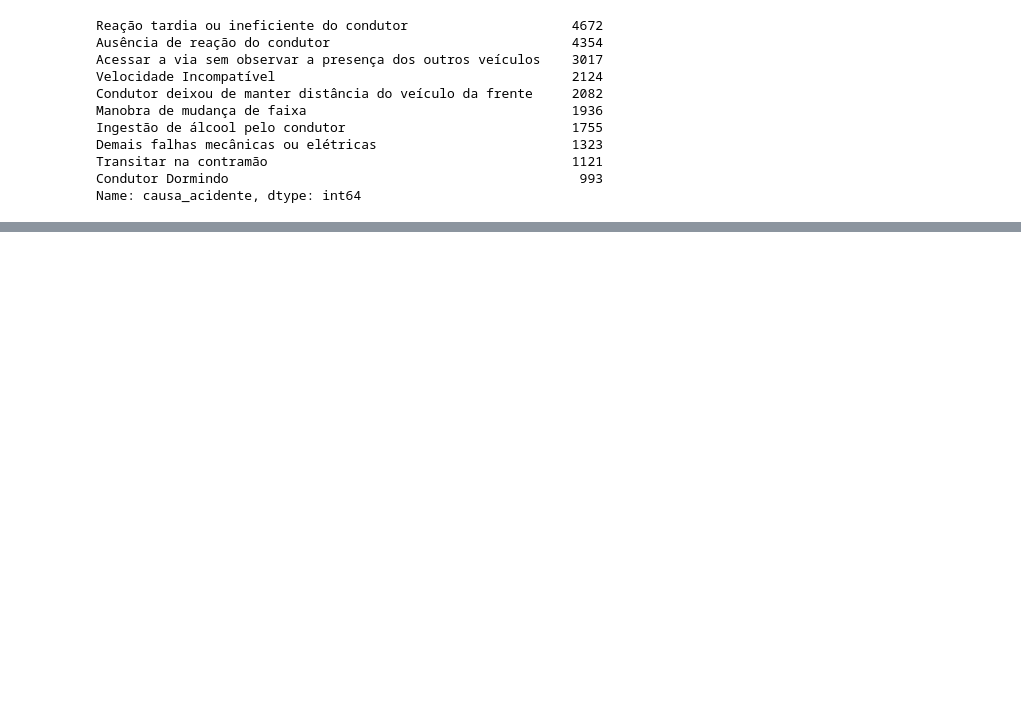
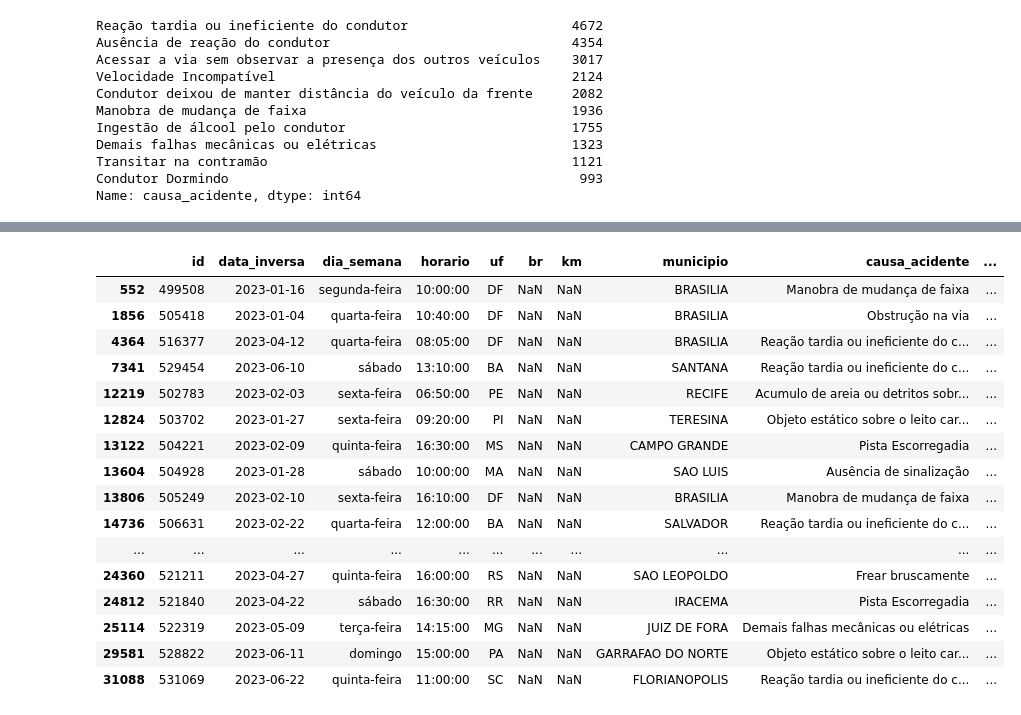
Before and after one commit to liliansom/prf_2023, a Jupyter notebook: analise_tratamento_dados.ipynb, the cells around one changed output, grey strips where cells are left out. Drawn from its saved outputs; the diff is of its cells as text; code cells hidden in the pictures; blank space fills up the shorter version.

```diff
--- a/analise_tratamento_dados.ipynb
+++ b/analise_tratamento_dados.ipynb
@@ -71,3 +56,30 @@ BR e KM estão como float, transformar para string
+# %%
+# Criando uma nova coluna 'mes' para armazenar o mês correspondente
+df['mes'] = df['data_inversa'].dt.month
+
+# Tratando coluna de horário
+df.rename(columns={'hora': 'horario'}, inplace=True)
+df['horario'].fillna('00:00:00', inplace=True)
+df['horario'] = df['horario'].astype(str)
+df['hora'] = df['horario'].str[:2]
+
+# Preenchendo nulos de delegacia
+def extract_from_coluna2(value):
+    if pd.isnull(value):
+        return None
+    else:
+        return str(value)[6:]  # Converter para string e pegar a substring a partir do 7º caractere
+
+# Preencher os nulos em coluna1 com base em coluna2
+df['delegacia'] = df.apply(lambda row: extract_from_coluna2(row['uop']) if pd.isnull(row['delegacia']) else row['delegacia'], axis=1)
+
+# Preenchendo nulos de br e km
+df[['br', 'km']] = df[['br', 'km']].fillna(0)
+
+#Preenchendo nulos de delegacia e uop
+df[['delegacia', 'uop']] = df[['delegacia', 'uop']].fillna('Indefinido')
+
+df[['br', 'km']]  = df[['br', 'km']] .astype(str)
 # %% [markdown]
 # Análise Exploratória
 # %%
@@ -288,0 +313,21 @@ TypeError: Series.isnull() takes 1 positional argument but 2 were given
+# %%
+filtered_df = df[df['uop'].isnull()]
+display(filtered_df)
+# %% [output]
+|  | id | data_inversa | dia_semana | horario | uf | br | km | municipio | causa_acidente | ... |
+| 552 | 499508 | 2023-01-16 | segunda-feira | 10:00:00 | DF | NaN | NaN | BRASILIA | Manobra de mudança de faixa | ... |
+| 1856 | 505418 | 2023-01-04 | quarta-feira | 10:40:00 | DF | NaN | NaN | BRASILIA | Obstrução na via | ... |
+| 4364 | 516377 | 2023-04-12 | quarta-feira | 08:05:00 | DF | NaN | NaN | BRASILIA | Reação tardia ou ineficiente do c... | ... |
+| 7341 | 529454 | 2023-06-10 | sábado | 13:10:00 | BA | NaN | NaN | SANTANA | Reação tardia ou ineficiente do c... | ... |
+| 12219 | 502783 | 2023-02-03 | sexta-feira | 06:50:00 | PE | NaN | NaN | RECIFE | Acumulo de areia ou detritos sobr... | ... |
+| 12824 | 503702 | 2023-01-27 | sexta-feira | 09:20:00 | PI | NaN | NaN | TERESINA | Objeto estático sobre o leito car... | ... |
+| 13122 | 504221 | 2023-02-09 | quinta-feira | 16:30:00 | MS | NaN | NaN | CAMPO GRANDE | Pista Escorregadia | ... |
+| 13604 | 504928 | 2023-01-28 | sábado | 10:00:00 | MA | NaN | NaN | SAO LUIS | Ausência de sinalização | ... |
+| 13806 | 505249 | 2023-02-10 | sexta-feira | 16:10:00 | DF | NaN | NaN | BRASILIA | Manobra de mudança de faixa | ... |
+| 14736 | 506631 | 2023-02-22 | quarta-feira | 12:00:00 | BA | NaN | NaN | SALVADOR | Reação tardia ou ineficiente do c... | ... |
+| ... | ... | ... | ... | ... | ... | ... | ... | ... | ... | ... |
+| 24360 | 521211 | 2023-04-27 | quinta-feira | 16:00:00 | RS | NaN | NaN | SAO LEOPOLDO | Frear bruscamente | ... |
+| 24812 | 521840 | 2023-04-22 | sábado | 16:30:00 | RR | NaN | NaN | IRACEMA | Pista Escorregadia | ... |
+| 25114 | 522319 | 2023-05-09 | terça-feira | 14:15:00 | MG | NaN | NaN | JUIZ DE FORA | Demais falhas mecânicas ou elétricas | ... |
+| 29581 | 528822 | 2023-06-11 | domingo | 15:00:00 | PA | NaN | NaN | GARRAFAO DO NORTE | Objeto estático sobre o leito car... | ... |
+| 31088 | 531069 | 2023-06-22 | quinta-feira | 11:00:00 | SC | NaN | NaN | FLORIANOPOLIS | Reação tardia ou ineficiente do c... | ... |
```
Also changed, not shown: parts of 26 cells of this notebook.
